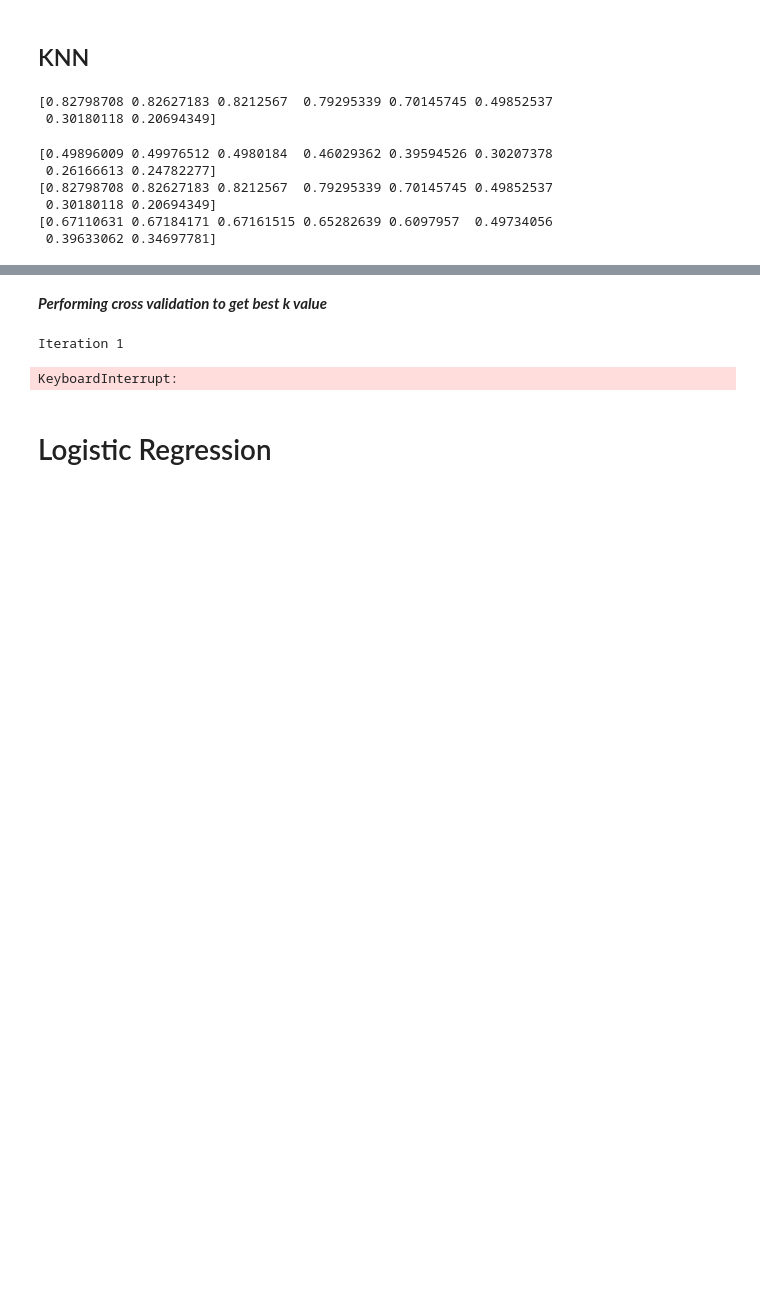
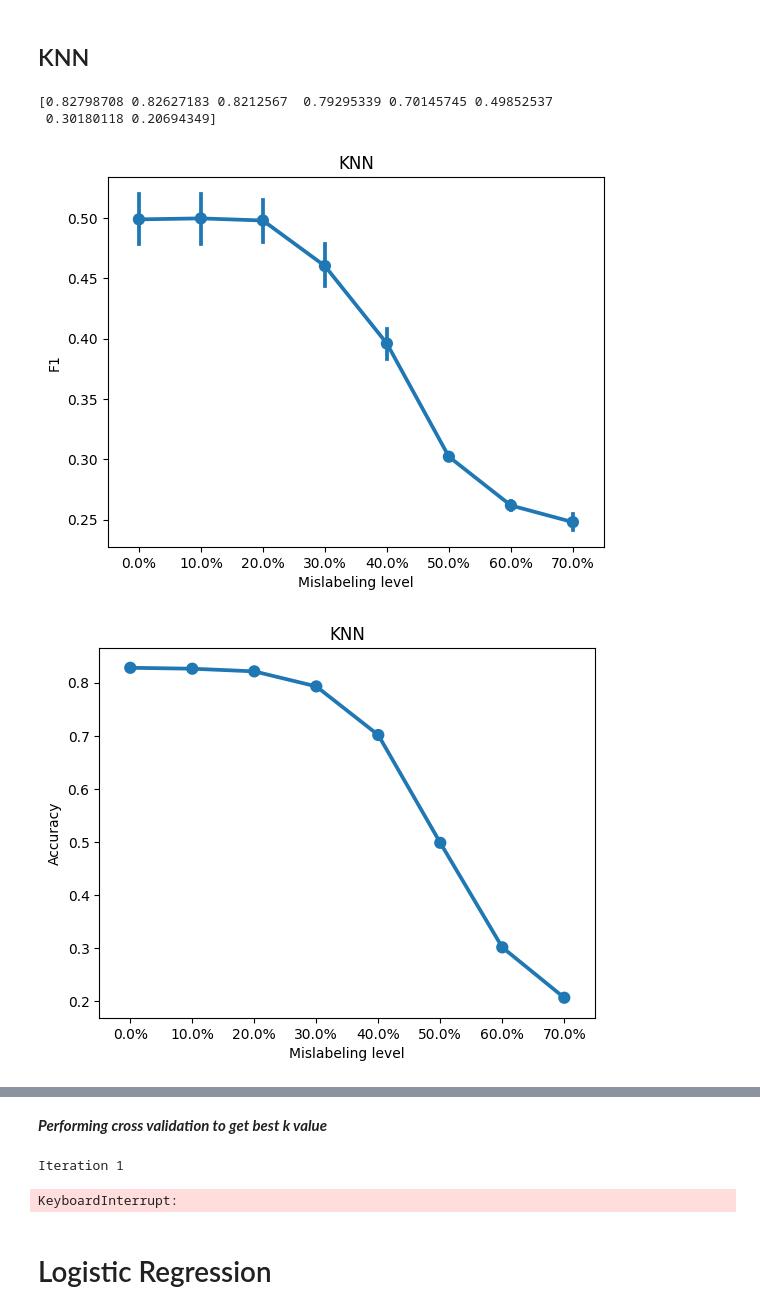
Before and after one commit to maximiliann97/Big-data-MVE441, a Jupyter notebook: Notebook_without_2d-plots.ipynb, the cells around one changed output, grey strips where cells are left out. Drawn from its saved outputs; the diff is of its cells as text; code cells hidden in the pictures; blank space fills up the shorter version.

```diff
--- a/Notebook_without_2d-plots.ipynb
+++ b/Notebook_without_2d-plots.ipynb
@@ -191,3 +193,11 @@ def split_mislabel(data, labels, level):
+# %%
+import seaborn as sns
+def plot_sns(score_matrix, levels, score, method):
+    df = pd.DataFrame(score_matrix.T)
+    percentages = [str(np.ceil(i * 100)) + '%' for i in levels]
+    df.columns = percentages
+    f = sns.pointplot(data=df)
+    f.set(xlabel='Mislabeling level', ylabel=score, title=method)
 # %% [markdown]
 ## KNN
 # %%
@@ -227,14 +236,14 @@ knn_roc_auc = np.mean(knn_roc_auc_scores, axis=1)
 # %% [output]
 [0.82798708 0.82627183 0.8212567  0.79295339 0.70145745 0.49852537
  0.30180118 0.20694349]
-# %%
-print(knn_f1)
-print(knn_accuracy)
-print(knn_roc_auc)
-# %% [output]
-[0.49896009 0.49976512 0.4980184  0.46029362 0.39594526 0.30207378
- 0.26166613 0.24782277]
-[0.82798708 0.82627183 0.8212567  0.79295339 0.70145745 0.49852537
- 0.30180118 0.20694349]
-[0.67110631 0.67184171 0.67161515 0.65282639 0.6097957  0.49734056
- 0.39633062 0.34697781]
+# %%
+score_list =  [knn_f1_scores, knn_accuracy_scores, knn_roc_auc_scores]
+score_names = ['F1', 'Accuracy', 'ROC AUC']
+method = 'KNN'
+
+for score_name, score in zip(score_names, score_list):
+    plot_sns(score, levels, score_name, method)
+    plt.show()
+# %% [output]
+[figure, added]
+[figure, added]
```
Also changed, not shown: parts of 21 cells of this notebook.
